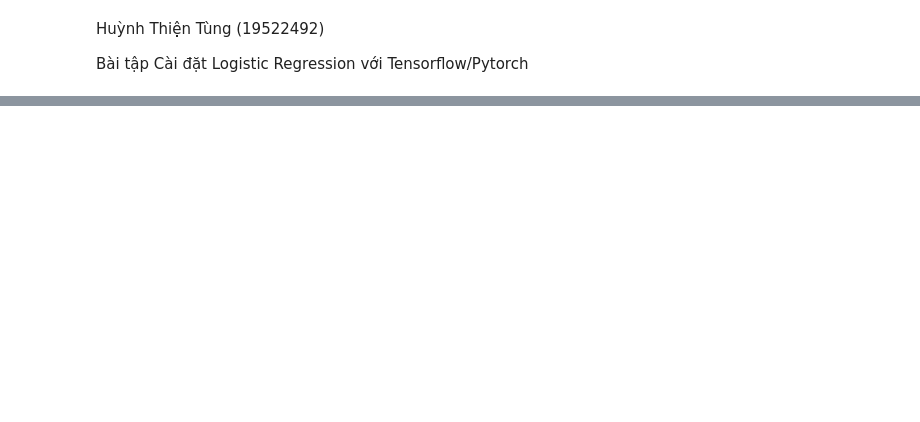
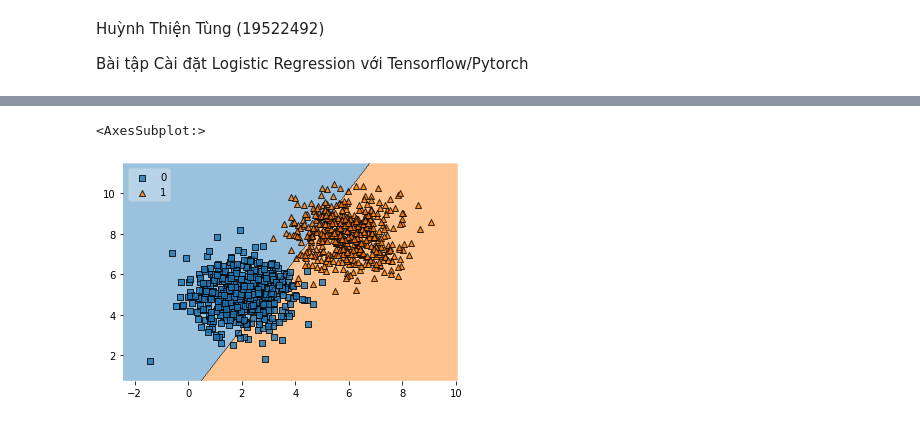
Before and after one commit to tuilatung/CS331, a Jupyter notebook: BT3/19522492_Logistic_Regression_Tensorflow.ipynb, the cells around one changed output, grey strips where cells are left out. Cells and saved outputs as stored; diff of their text form; code cells hidden in the pictures; blank space fills up the shorter version.

```diff
--- a/BT3/19522492_Logistic_Regression_Tensorflow.ipynb
+++ b/BT3/19522492_Logistic_Regression_Tensorflow.ipynb
@@ -237,0 +90,17 @@ plt.show()
+# %%
+class CustomModel(object):
+    def __init__(self, model):
+        self.model = model
+
+    def predict(self, X):
+        y_pred = self.model(X)
+        return y_pred >= 0.5
+# %%
+from mlxtend.plotting import plot_decision_regions
+from tensorflow.python.ops.numpy_ops import np_config
+np_config.enable_numpy_behavior()
+custom_model = CustomModel(model)
+plot_decision_regions(X, Y, clf=custom_model, legend=2)
+# %% [output]
+<AxesSubplot:>
+[figure, added]
```
Also changed, not shown: parts of 24 cells of this notebook, 3 other files.
